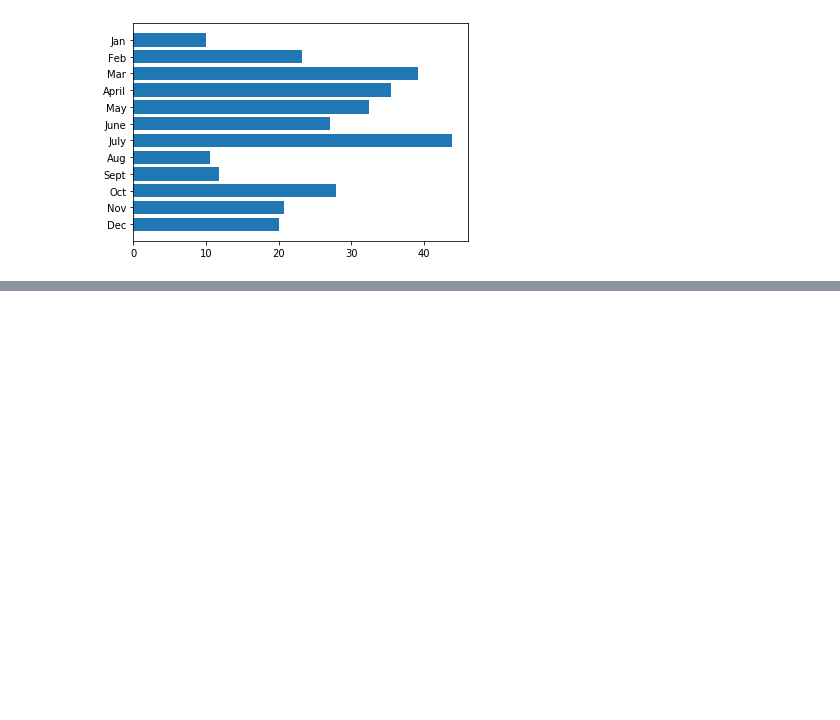
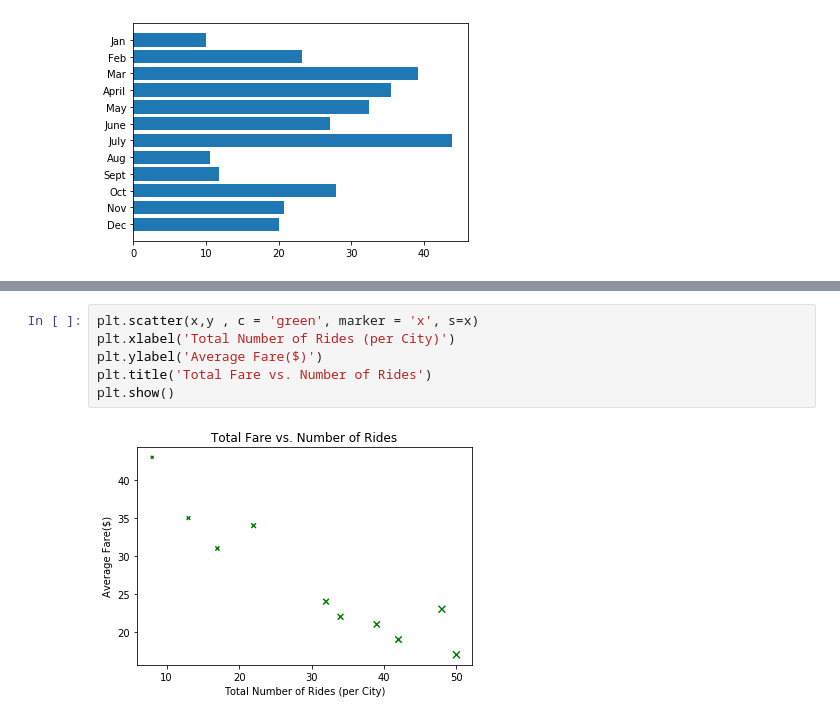
Before and after one commit to blocrunx/PyBer_Analysis, a Jupyter notebook: matplotlib_practice.ipynb, the cells around one changed output, grey strips where cells are left out. Saved outputs shown, nothing was run; the diff lists cells and outputs as text; blank space fills up the shorter version.

```diff
--- a/matplotlib_practice.ipynb
+++ b/matplotlib_practice.ipynb
@@ -102,0 +115,8 @@ plt.gca().invert_yaxis()
+# %%
+plt.scatter(x,y , c = 'green', marker = 'x', s=x)
+plt.xlabel('Total Number of Rides (per City)')
+plt.ylabel('Average Fare($)')
+plt.title('Total Fare vs. Number of Rides')
+plt.show()
+# %% [output]
+[figure, added]
```
Also changed, not shown: parts of 13 cells of this notebook, 1 other file.
